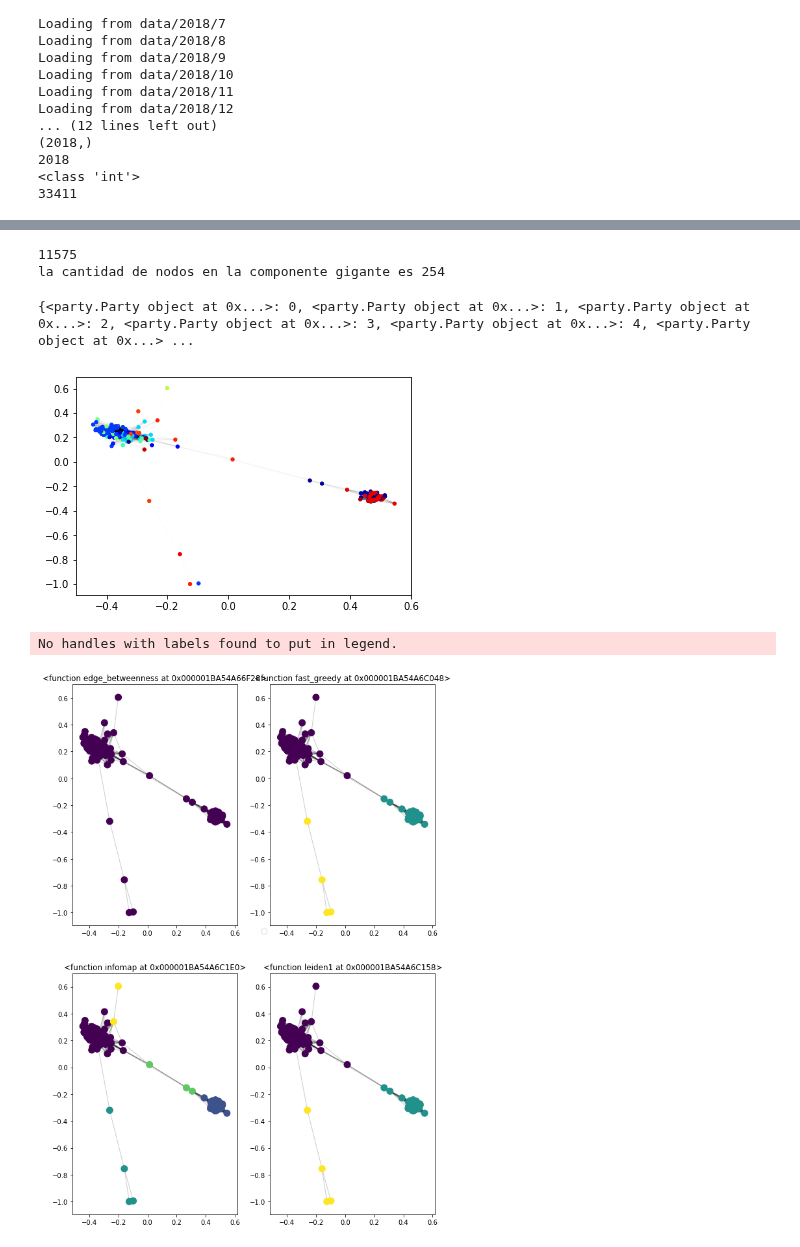
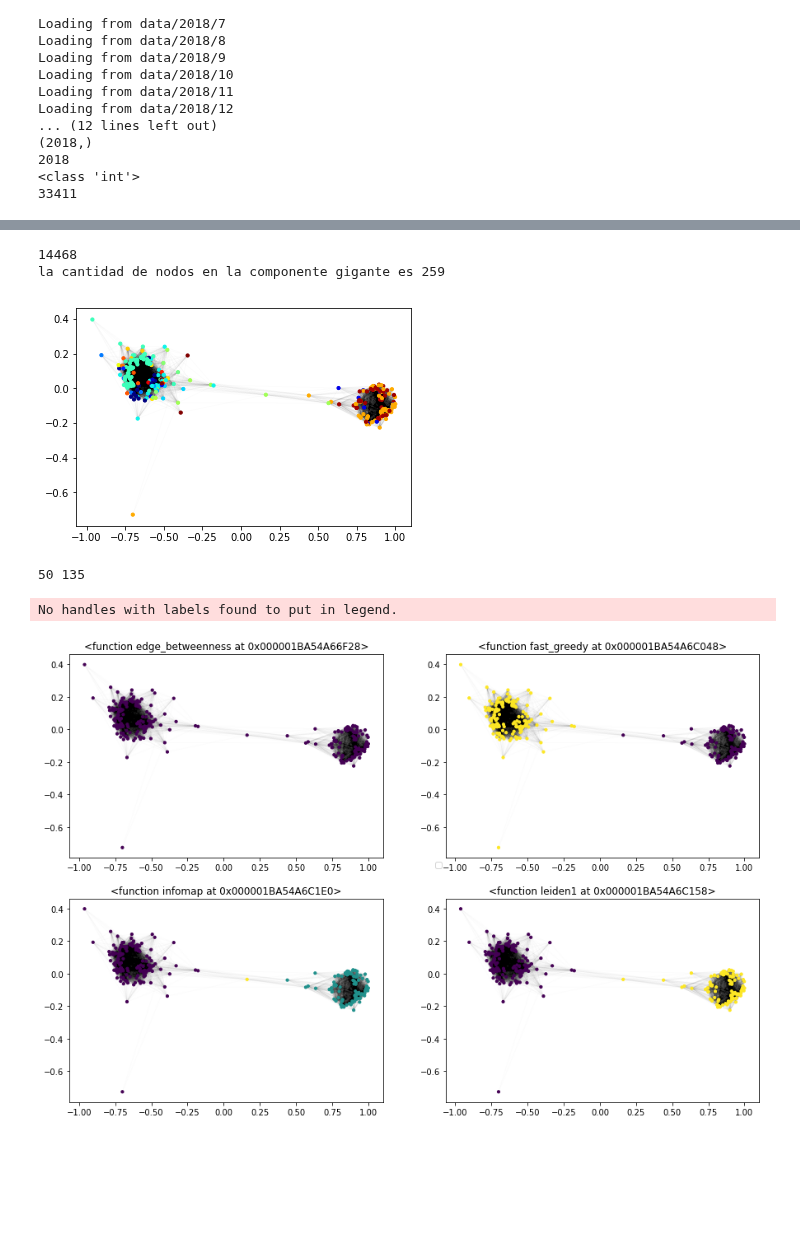
Before and after one commit to LunaKadysz/Redes, a Jupyter notebook: TP_Final/TheCongress/test_graph.ipynb, the cells around one changed output, grey strips where cells are left out. Saved outputs shown, nothing was run; the diff lists cells and outputs as text; code cells hidden in the pictures; blank space fills up the shorter version.

```diff
--- a/TP_Final/TheCongress/test_graph.ipynb
+++ b/TP_Final/TheCongress/test_graph.ipynb
@@ -17,10 +17,10 @@ year = 2018
 procesador = ProcesadorDeVotaciones(year,year+1, 'data')
 congress = procesador.procesar()
 maker = HeavyGraphMaker(congress)
-red = maker.create_year_network(year)
-red_nx = red.graph
-nodos = red_nx.edges()
-print(len(nodos))
+grafo = maker.create_year_network(year)
+red_nx = grafo.graph #objeto de netowrkx
+edges = red_nx.edges()
+print(len(edges))
 
 #red_igraph = ig.Graph.TupleList(red.edges(), directed=False)
 # %% [output]
@@ -41,3 +41,21 @@ Loading from data/2018/12
 2018
 <class 'int'>
 33411
+# %%
+#corro el 0
+weight = []
+for e in edges:
+    #red_nx[e[0]][e[1]]['weight'] = red_nx[e[0]][e[1]]['weight'] + 139
+    weight.append(red_nx[e[0]][e[1]]['weight'])
+
+print(f'el peso minimo antes de correr es {min(weight)}')
+
+#hay un tema que es que cada vez que corro el procesador y hago una red nueva me da un valor de weight minimo distinto
+#por eso corro devuelta los pesos y se los resto con el valor minimo calcuado
+
+weight2 = []
+for e in edges:
+    red_nx[e[0]][e[1]]['weight'] = red_nx[e[0]][e[1]]['weight'] - min(weight) + 1
+    weight2.append(red_nx[e[0]][e[1]]['weight'])
+
+print(f'el peso minimo es {min(weight2)}')
@@ -56,43 +77,46 @@ red = grafo_cortado
 print(len(red.edges()))
 print(f'la cantidad de nodos en la componente gigante es {len(list(nx.connected_component_subgraphs(red))[0])}')
 # %% [output]
-11575
-la cantidad de nodos en la componente gigante es 254
+14468
+la cantidad de nodos en la componente gigante es 259
 # %%
 red = grafo_cortado
 nodes = list(red.nodes())
 grupos = [list(n.parties[2018])[0] for i,n in enumerate(nodes)]
     #groups = set([gr.text for gr in list(grupos])
 mapping = dict(zip((set(grupos)),count()))
-print(mapping)
 colors = [mapping[grupos[i]] for i,n in enumerate(nodes)]
 
     # drawing nodes and edges separately so we can capture collection for colobar
 ec = nx.draw_networkx_edges(red, pos,alpha=0.01)
 nc = nx.draw_networkx_nodes(red, pos, nodelist=nodes, node_color=colors, with_labels=False, node_size=10, cmap=plt.cm.jet)
 # %% [output]
-{<party.Party object at 0x...>: 0, <party.Party object at 0x...>: 1, <party.Party object at 0x...>: 2, <party.Party object at 0x...>: 3, <party.Party object at 0x...>: 4, <party.Party object at 0x...> ...
-[figure, old version]
+[figure, new version]
+# %%
+#calculo los pesos de la nueva red
+new_weights = []
+for e in red.edges():
+    new_weights.append(red[e[0]][e[1]]['weight'])
+print(min(new_weights), max(new_weights))
+# %% [output]
+50 135
 # %%
 array_funciones = [f.edge_betweenness,f.fast_greedy,f.infomap,f.leiden1]
-weight = []
-for e in red.edges():
-    red[e[0]][e[1]]['weight'] = red[e[0]][e[1]]['weight'] + 105
-    weight.append(red[e[0]][e[1]]['weight'])
+
 fig, axs = plt.subplots(2,2, figsize=(15,10))
 axs = axs.flatten()
 #f. tight_layout(pad=3.0)
 
 for i,metodo in enumerate(array_funciones):
-    particion = metodo(red,weight)
+    particion = metodo(red,new_weights)
     colores = f.colores_hex(max(particion.values())+1) #funcion que devuelve n colores
 
     #nx.draw(Red_delfines, node_size= 100, ax = axs[i], node_color = node_color,pos=posiciones, node_shape = aShape,  nodelist = node_list)
     nx.draw_networkx_nodes(red,node_size= 10, ax = axs[i], node_color=list(particion.values()),nodelist = list(particion.keys()),pos=pos)
     nx.draw_networkx_edges(red, ax = axs[i], width=1.0, alpha=0.01,pos=pos)
     axs[i].set_title(metodo)
 plt.legend(bbox_to_anchor=(0, 1.2))
 plt.show()
 # %% [output]
 No handles with labels found to put in legend.
-[figure, old version]
+[figure, new version]
```
Also changed, not shown: parts of 2 cells of this notebook, 1 other file.
